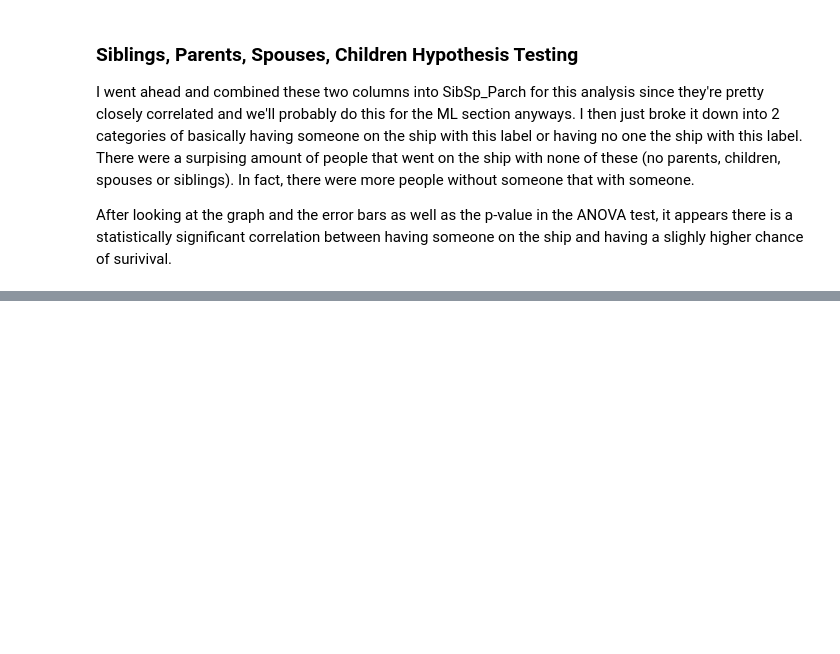
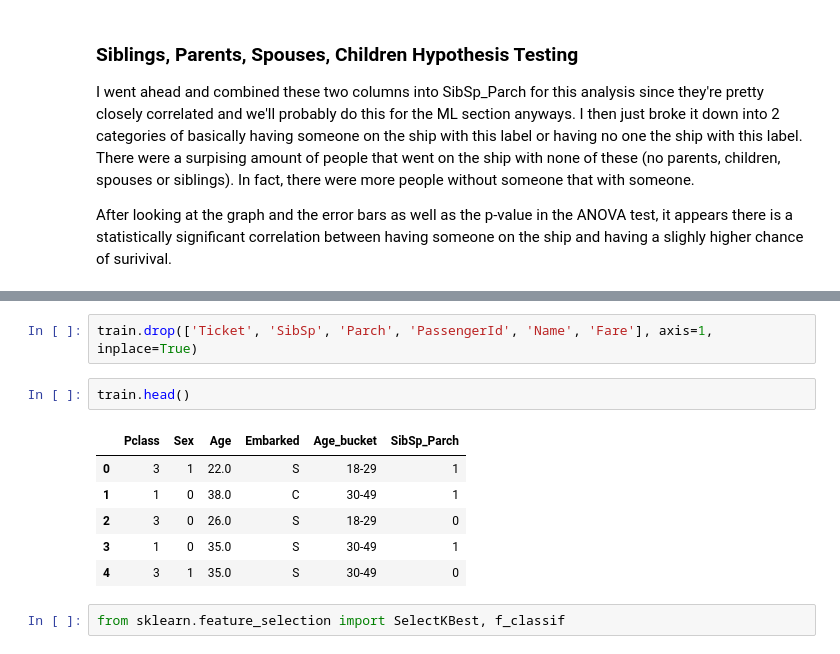
Before and after one commit to Codeman27Org/Kaggle_TitanicML, a Jupyter notebook: Titanic.ipynb, the cells around one changed output, grey strips where cells are left out. Saved outputs shown, nothing was run; the diff lists cells and outputs as text; blank space fills up the shorter version.

Commit message:
Hypothesis complete. On to Feature Selection

```diff
--- a/Titanic.ipynb
+++ b/Titanic.ipynb
@@ -334,0 +341,13 @@ After looking at the graph and the error bars as well as the p-value in the ANOV
+# %%
+train.drop(['Ticket', 'SibSp', 'Parch', 'PassengerId', 'Name', 'Fare'], axis=1, inplace=True)
+# %%
+train.head()
+# %% [output]
+|  | Pclass | Sex | Age | Embarked | Age_bucket | SibSp_Parch |
+| 0 | 3 | 1 | 22.0 | S | 18-29 | 1 |
+| 1 | 1 | 0 | 38.0 | C | 30-49 | 1 |
+| 2 | 3 | 0 | 26.0 | S | 18-29 | 0 |
+| 3 | 1 | 0 | 35.0 | S | 30-49 | 1 |
+| 4 | 3 | 1 | 35.0 | S | 30-49 | 0 |
+# %%
+from sklearn.feature_selection import SelectKBest, f_classif
```
Also changed, not shown: parts of 2 cells of this notebook.
